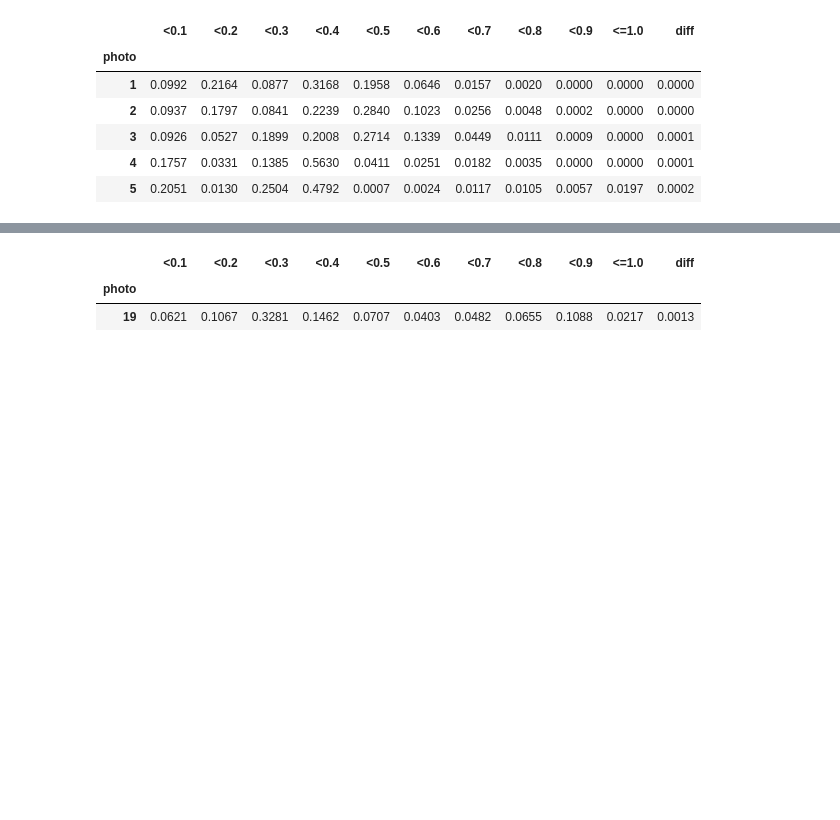
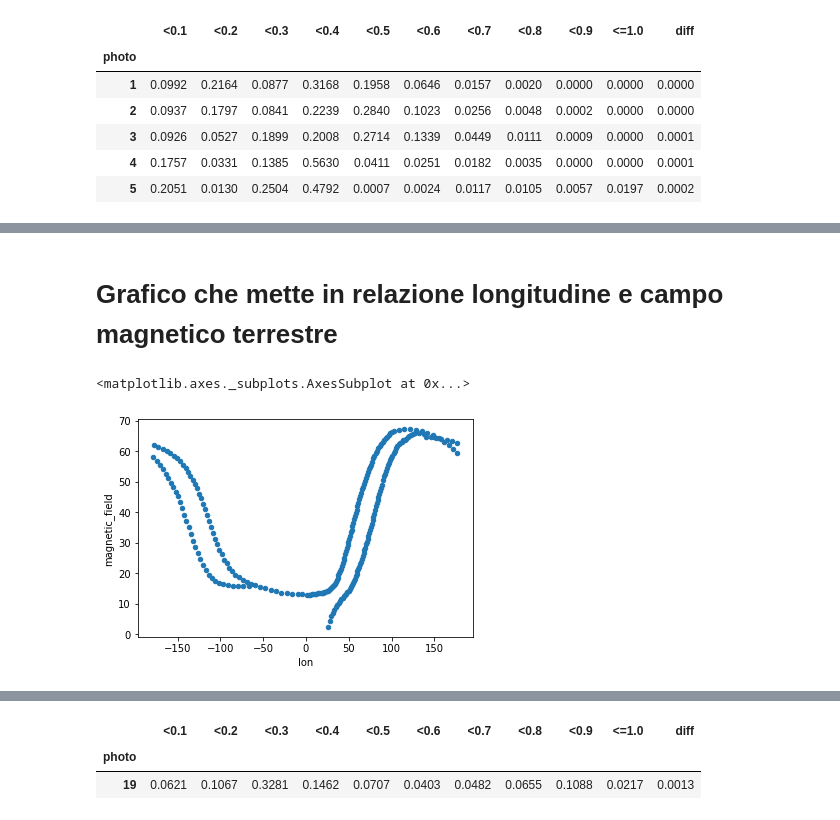
Before and after one commit to FrancescoGiraud0/WOODProject, a Jupyter notebook: data_analysis/Analisi.ipynb, the cells around one changed output, grey strips where cells are left out. Saved outputs shown, nothing was run; the diff lists cells and outputs as text; code cells hidden in the pictures; blank space fills up the shorter version.

```diff
--- a/data_analysis/Analisi.ipynb
+++ b/data_analysis/Analisi.ipynb
@@ -49,0 +92,7 @@ veg_df.head()
+# %% [markdown]
+# Grafico che mette in relazione longitudine e campo magnetico terrestre
+# %%
+iss_df.plot.scatter(x='lon', y='magnetic_field')
+# %% [output]
+<matplotlib.axes._subplots.AxesSubplot at 0x...>
+[figure, added]
```
Also changed, not shown: parts of 8 cells of this notebook.
